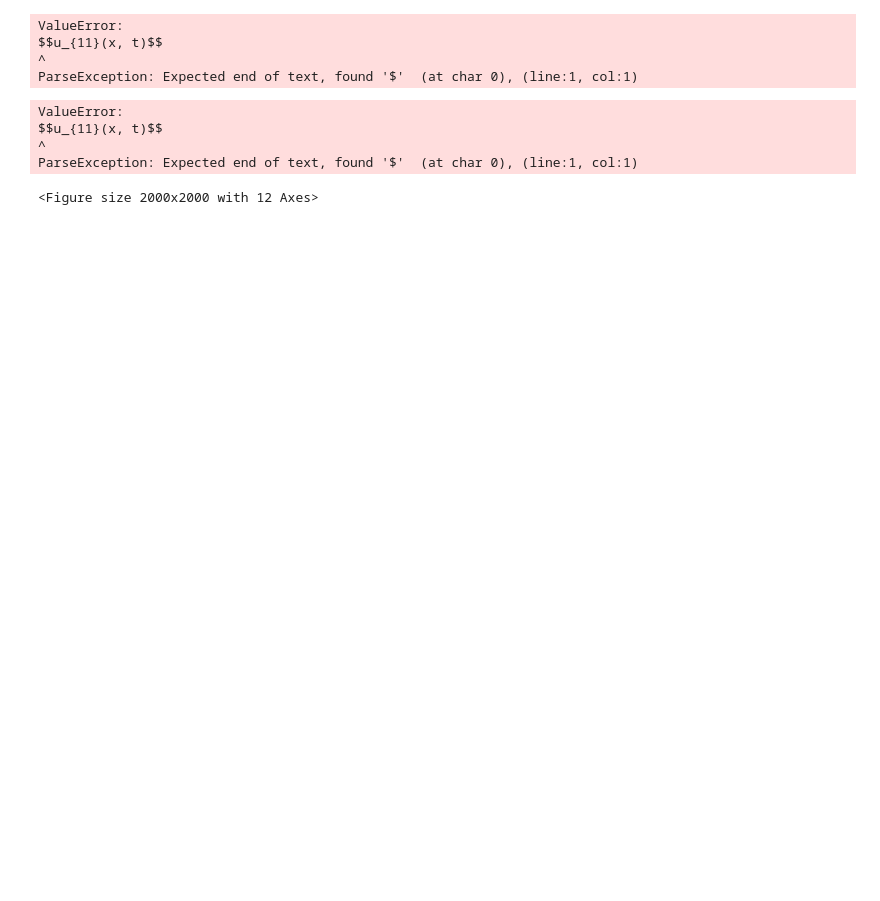
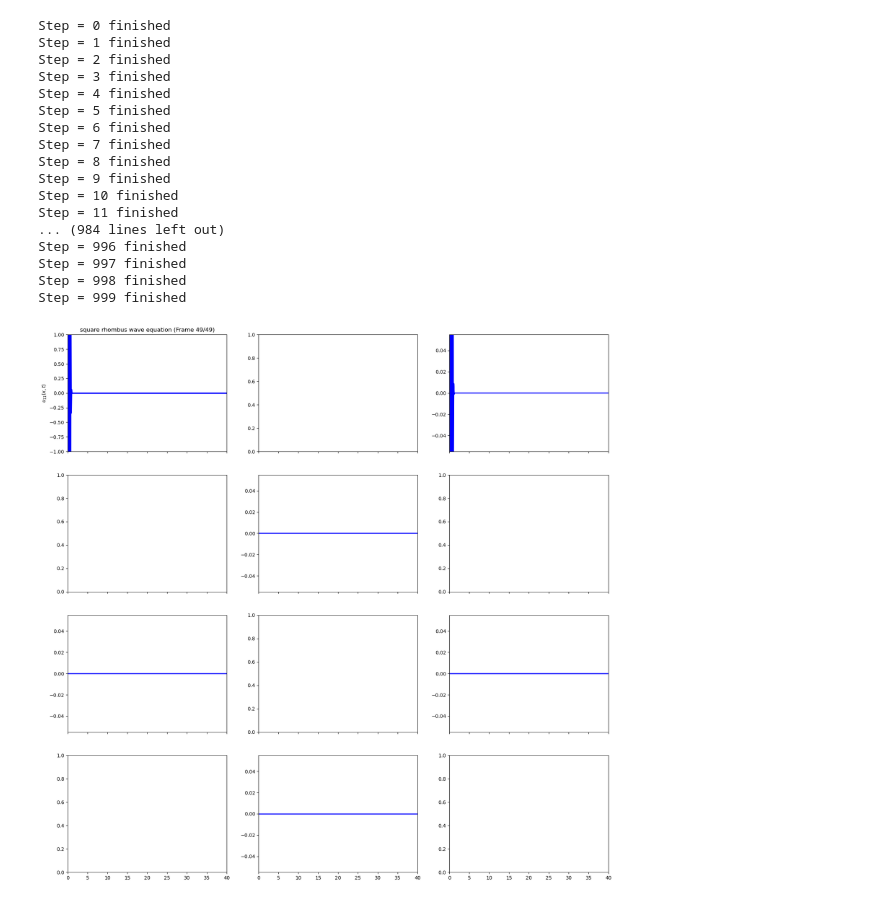
Before and after one commit to yqChu/PDESolver, a Jupyter notebook: rk4_srblock.ipynb, the cells around one changed output. Cells and saved outputs as stored; diff of their text form; code cells hidden in the pictures; blank space fills up the shorter version.

```diff
--- a/rk4_srblock.ipynb
+++ b/rk4_srblock.ipynb
@@ -146,20 +249,24 @@ def square_rhombus_coupled_wave_equations(state, t, K, theta0, alpha, dx):
 # %%
-L = 0.001
-N = 100
+L = 40
+N = 400
 dx = L/N
 x = np.linspace(0, L, N+1)
 
-dt = 0.000001
-num_steps = 2000
+dt = 0.001
+num_steps = 1000
 
-m1 = 2
-m2 = 2
-I1 = 1
-I2 = 1
-k = 10
+m1 = 2.093e-3
+m2 = 2.093e-3
+I1 = 18.11e-9
+I2 = 18.11e-9
+k = 19235
 k_theta = 0.0427
 theta0 = np.pi / 180 * 25
-l = 11.e-3 / 2
+l = 11.3e-3 / 2
+
+K = k_theta / (k * l**2)
+alpha = l / (np.sqrt(I1 / m1))
+theta0 = np.pi / 180 * 25
 
 def left_bc_atan_func(t, amp, freq):
     return amp * np.arctan(2.0 * np.pi * freq * t)
@@ -211,14 +318,15 @@ store_interval = 20
 current_time = 0.0
 
 for step in range(num_steps):
+    print(f"Step = {step} finished")
 
     u11, w11, u21, w21, u12, w12, u22, w22, v11, z11, v21, z21, v12, z12, v22, z22, theta11, phi11, theta21, phi21, theta12, phi12, theta22, phi22 = state
-    u11[0] = left_bc_atan_func(t=current_time, amp = 0.0004, freq = 10)
-    w11[0] = left_bc_gaussian_func(t=current_time, amp = 0.00, t0=2.5e-3, sigma=500)
+    u11[0] = left_bc_atan_func(t=current_time, amp = 0.004, freq = 0.1)
+    w11[0] = left_bc_gaussian_func(t=current_time, amp = 0.0003, t0=3, sigma=5)
     theta11[0] = 0
     phi11[0] = 0
     state = (u11, w11, u21, w21, u12, w12, u22, w22, v11, z11, v21, z21, v12, z12, v22, z22, theta11, phi11, theta21, phi21, theta12, phi12, theta22, phi22)
-    state = rk4_step(state, square_rhombus_coupled_wave_equations, current_time, dt, m1, m2, I1, I2, k, k_theta, theta0, l, dx)
+    state = rk4_step(state, square_rhombus_coupled_wave_equations, current_time, dt, K, theta0, alpha, dx)
 
     current_time += dt
 
@@ -259,8 +367,8 @@ linetheta12, = axtheta12.plot([], [], 'b-', lw=2, label="theta12")
 linetheta22, = axtheta11.plot([], [], 'b-', lw=2, label="theta22")
 
 axu11.set_xlim(0, L)
-axu11.set_ylim(-0.05, 0.05)
-axu11.set_ylabel(r"$$u_{11}(x, t)$$")
+axu11.set_ylim(-1, 1)
+axu11.set_ylabel(r"$u_{11}(x, t)$")
 axu11.set_title("square rhombus wave equation")
 
 def init():
@@ -275,39 +383,48 @@ def init():
     linetheta11.set_data([], [])
     linetheta21.set_data([], [])
     linetheta12.set_data([], [])
     linetheta22.set_data([], [])
     return (lineu11, lineu21, lineu12, lineu22, linev11, linev21, linev12, linev22, linetheta11, linetheta21, linetheta12, linetheta22)
 
 def animate(frame_idx):
     lineu11.set_data(x, snapshots_u11[frame_idx])
     lineu21.set_data(x, snapshots_u21[frame_idx])
     lineu12.set_data(x, snapshots_u12[frame_idx])
     lineu22.set_data(x, snapshots_u22[frame_idx])
     linev11.set_data(x, snapshots_v11[frame_idx])
     linev21.set_data(x, snapshots_v21[frame_idx])
     linev12.set_data(x, snapshots_v12[frame_idx])
     linev22.set_data(x, snapshots_v22[frame_idx])
     linetheta11.set_data(x, snapshots_theta11[frame_idx])
     linetheta21.set_data(x, snapshots_theta21[frame_idx])
     linetheta12.set_data(x, snapshots_theta12[frame_idx])
     linetheta22.set_data(x, snapshots_theta22[frame_idx])
     axu11.set_title(f"square rhombus wave equation (Frame {frame_idx}/{len(snapshots_u11)-1})")
     return (lineu11, lineu21, lineu12, lineu22, linev11, linev21, linev12, linev22, linetheta11, linetheta21, linetheta12, linetheta22)
 
 ani = animation.FuncAnimation(
     fig, animate, init_func=init, frames=len(snapshots_u11), interval=50, blit=True
 )
 
 ani.save("square_rhombus_block_wave.gif", writer='pillow', fps=20)
 
 plt.show()
 # %% [output]
-ValueError:
-$$u_{11}(x, t)$$
-^
-ParseException: Expected end of text, found '$'  (at char 0), (line:1, col:1)
+Step = 0 finished
+Step = 1 finished
+Step = 2 finished
+Step = 3 finished
+Step = 4 finished
+Step = 5 finished
+Step = 6 finished
+Step = 7 finished
+Step = 8 finished
+Step = 9 finished
+Step = 10 finished
+Step = 11 finished
+... (984 lines left out)
+Step = 996 finished
+Step = 997 finished
+Step = 998 finished
+Step = 999 finished
-ValueError:
-$$u_{11}(x, t)$$
-^
-ParseException: Expected end of text, found '$'  (at char 0), (line:1, col:1)
-<Figure size 2000x2000 with 12 Axes>
+[figure, added]
```
Also changed, not shown: parts of 2 cells of this notebook, 5 other files.
